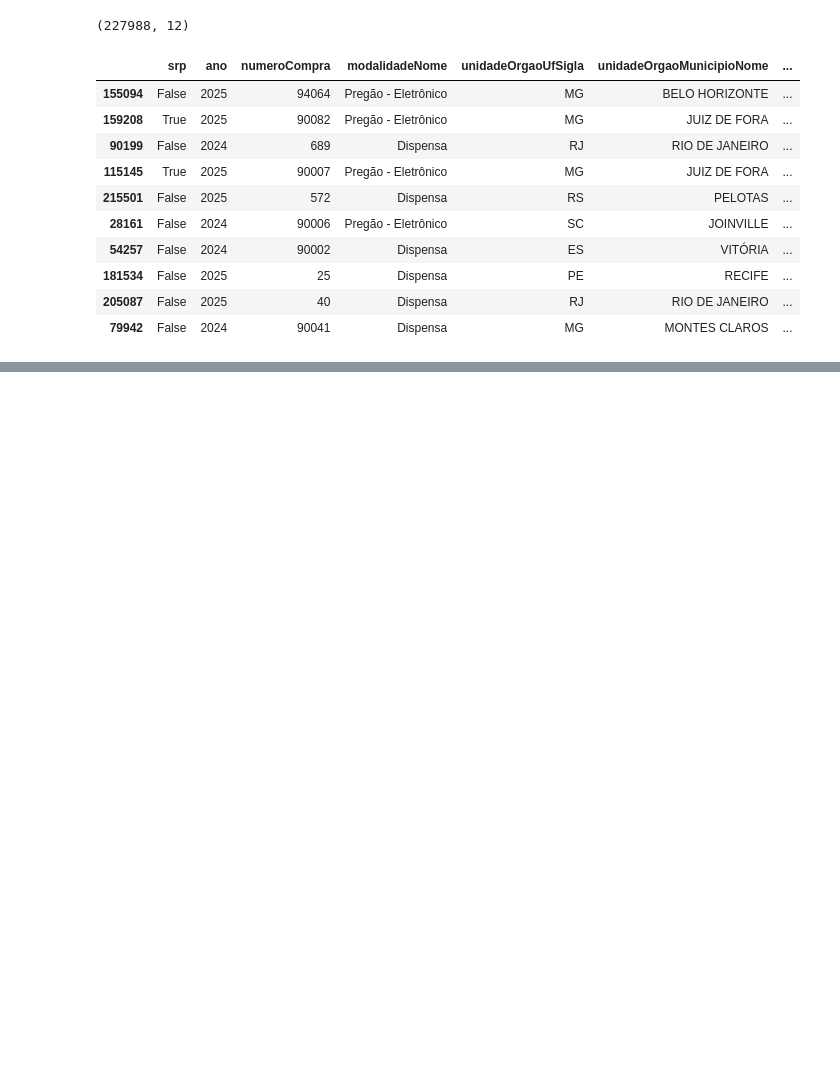
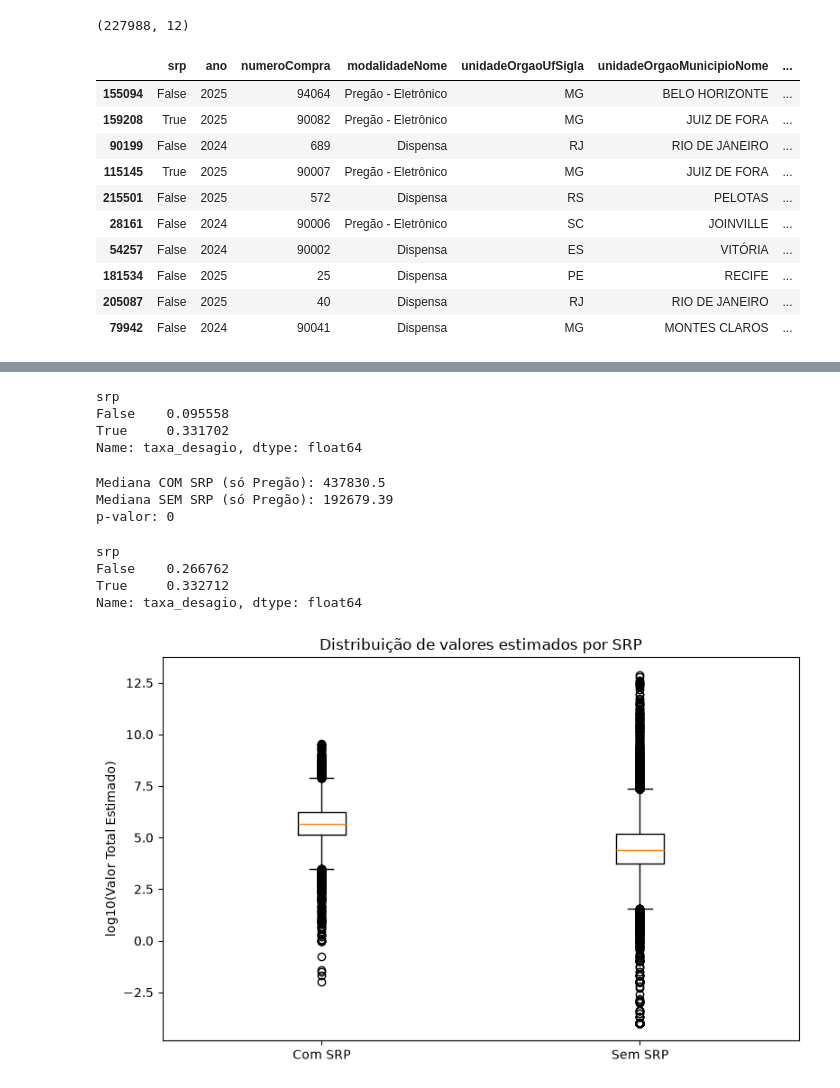
Before and after one commit to VictorLapaDev/Faculdade, a Jupyter notebook: 2-Semestre/4 Feira - Arquitetura de Dados/26.09.09/notebook.ipynb, the cells around one changed output, grey strips where cells are left out. Saved outputs shown, nothing was run; the diff lists cells and outputs as text; code cells hidden in the pictures; blank space fills up the shorter version.

Commit message:
feat: adicionando analise de dados

```diff
--- a/2-Semestre/4 Feira - Arquitetura de Dados/26.09.09/notebook.ipynb
+++ b/2-Semestre/4 Feira - Arquitetura de Dados/26.09.09/notebook.ipynb
@@ -472,0 +536,9 @@ df.sample(10)
+# %%
+com_srp_est = df_nulos[df_nulos['srp'] == True]['valorTotalEstimado'].dropna()
+sem_srp_est = df_nulos[df_nulos['srp'] == False]['valorTotalEstimado'].dropna()
+
+print("Mediana COM SRP (estimado):", com_srp_est.median())
+print("Mediana SEM SRP (estimado):", sem_srp_est.median())
+
+stat, p2a = mannwhitneyu(com_srp_est, sem_srp_est, alternative='two-sided')
+print(f"Mann-Whitney U p-valor (estimado): {p2a:.4g}")
@@ -472,0 +578,44 @@ df.sample(10)
+# %%
+df['taxa_desagio'] = 1 - (df['valorTotalHomologado'] / df['valorTotalEstimado'])
+print(df.groupby('srp')['taxa_desagio'].median())
+# %% [output]
+srp
+False    0.095558
+True     0.331702
+Name: taxa_desagio, dtype: float64
+# %%
+# Isola o efeito do SRP controlando pela modalidade (só Pregão-Eletrônico)
+pregao = df_nulos[df_nulos['modalidadeNome'] == 'Pregão - Eletrônico']
+
+com_srp_pregao = pregao[pregao['srp'] == True]['valorTotalEstimado'].dropna()
+sem_srp_pregao = pregao[pregao['srp'] == False]['valorTotalEstimado'].dropna()
+
+print("Mediana COM SRP (só Pregão):", com_srp_pregao.median())
+print("Mediana SEM SRP (só Pregão):", sem_srp_pregao.median())
+
+stat, p_pregao = mannwhitneyu(com_srp_pregao, sem_srp_pregao, alternative='two-sided')
+print(f"p-valor: {p_pregao:.4g}")
+# %% [output]
+Mediana COM SRP (só Pregão): 437830.5
+Mediana SEM SRP (só Pregão): 192679.39
+p-valor: 0
+# %%
+# Mesma lógica para a taxa de deságio, só dentro do Pregão-Eletrônico
+df_pregao_taxa = df[df['modalidadeNome'] == 'Pregão - Eletrônico']
+print(df_pregao_taxa.groupby('srp')['taxa_desagio'].median())
+# %% [output]
+srp
+False    0.266762
+True     0.332712
+Name: taxa_desagio, dtype: float64
+# %%
+fig, ax = plt.subplots()
+dados_log = [np.log10(com_srp_est[com_srp_est > 0]), np.log10(sem_srp_est[sem_srp_est > 0])]
+ax.boxplot(dados_log, tick_labels=['Com SRP', 'Sem SRP'])
+ax.set_ylabel('log10(Valor Total Estimado)')
+ax.set_title('Distribuição de valores estimados por SRP')
+plt.tight_layout()
+plt.savefig('grafico2_valores_por_srp.png', dpi=150)
+plt.show()
+# %% [output]
+[figure, added]
```
Also changed, not shown: parts of 25 cells of this notebook.
